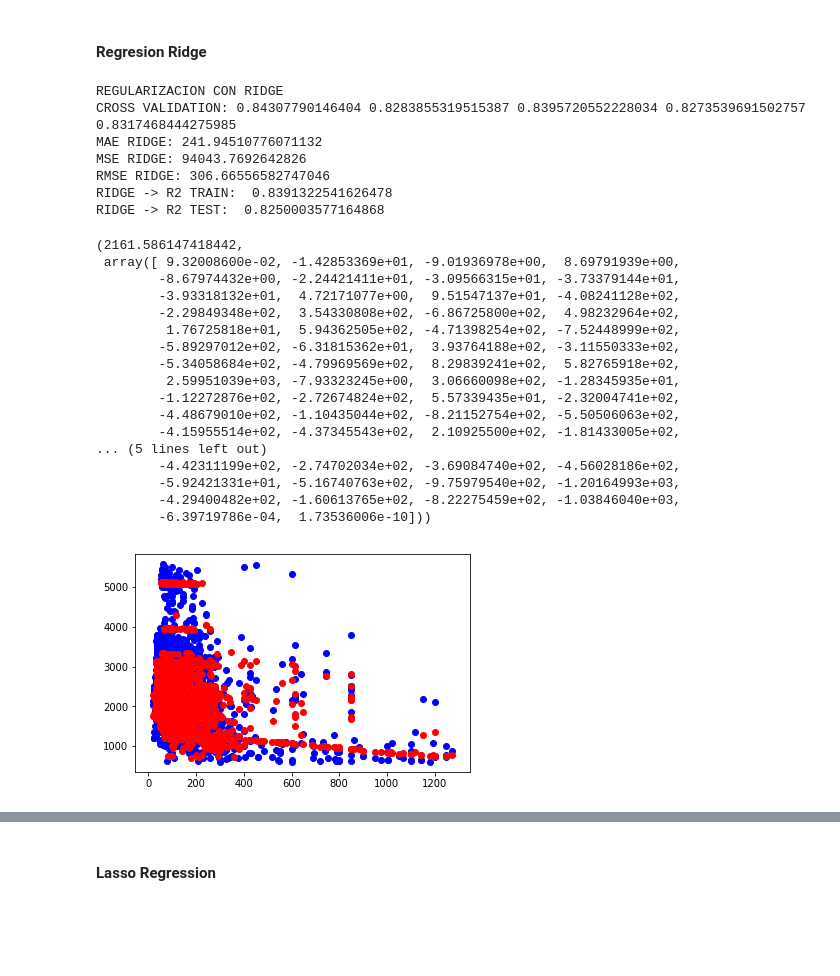
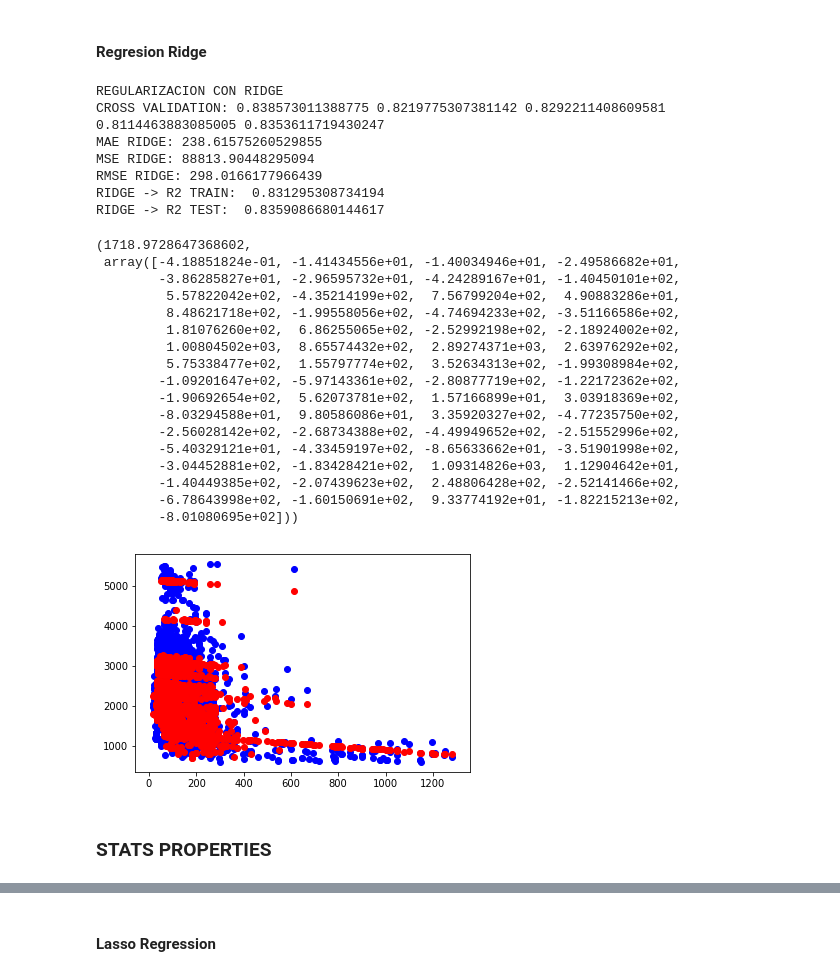
Before and after one commit to dh-Grupo6/modelo-properatti, a Jupyter notebook: Desafio_Modelo_Properatti.ipynb, the cells around one changed output, grey strips where cells are left out. Saved outputs shown, nothing was run; the diff lists cells and outputs as text; code cells hidden in the pictures; blank space fills up the shorter version.

```diff
--- a/Desafio_Modelo_Properatti.ipynb
+++ b/Desafio_Modelo_Properatti.ipynb
@@ -41,0 +23,3 @@ selector = selector.fit(xs, y)
+# %%
+modeloMatriz_2 = utl.eliminar_features_lasso(modeloMatriz)
+modeloMatriz_2.shape
@@ -142,31 +121,33 @@ print(model.summary())
 # %% [markdown]
 #### Regresion Ridge
 # %%
-modelo_ridge = utl.modelo_ridge_cross_validation(modeloMatriz)
+modelo_ridge = utl.modelo_ridge_cross_validation(modeloMatriz_2)
 (modelo_ridge.intercept_,modelo_ridge.coef_)
 # %% [output]
 REGULARIZACION CON RIDGE
-CROSS VALIDATION: 0.84307790146404 0.8283855319515387 0.8395720552228034 0.8273539691502757 0.8317468444275985
-MAE RIDGE: 241.94510776071132
-MSE RIDGE: 94043.7692642826
-RMSE RIDGE: 306.66556582747046
-RIDGE -> R2 TRAIN:  0.8391322541626478
-RIDGE -> R2 TEST:  0.8250003577164868
+CROSS VALIDATION: 0.838573011388775 0.8219775307381142 0.8292211408609581 0.8114463883085005 0.8353611719430247
+MAE RIDGE: 238.61575260529855
+MSE RIDGE: 88813.90448295094
+RMSE RIDGE: 298.0166177966439
+RIDGE -> R2 TRAIN:  0.831295308734194
+RIDGE -> R2 TEST:  0.8359086680144617
-(2161.586147418442,
- array([ 9.32008600e-02, -1.42853369e+01, -9.01936978e+00,  8.69791939e+00,
-        -8.67974432e+00, -2.24421411e+01, -3.09566315e+01, -3.73379144e+01,
-        -3.93318132e+01,  4.72171077e+00,  9.51547137e+01, -4.08241128e+02,
-        -2.29849348e+02,  3.54330808e+02, -6.86725800e+02,  4.98232964e+02,
-         1.76725818e+01,  5.94362505e+02, -4.71398254e+02, -7.52448999e+02,
-        -5.89297012e+02, -6.31815362e+01,  3.93764188e+02, -3.11550333e+02,
-        -5.34058684e+02, -4.79969569e+02,  8.29839241e+02,  5.82765918e+02,
-         2.59951039e+03, -7.93323245e+00,  3.06660098e+02, -1.28345935e+01,
-        -1.12272876e+02, -2.72674824e+02,  5.57339435e+01, -2.32004741e+02,
-        -4.48679010e+02, -1.10435044e+02, -8.21152754e+02, -5.50506063e+02,
-        -4.15955514e+02, -4.37345543e+02,  2.10925500e+02, -1.81433005e+02,
-... (5 lines left out)
-        -4.42311199e+02, -2.74702034e+02, -3.69084740e+02, -4.56028186e+02,
-        -5.92421331e+01, -5.16740763e+02, -9.75979540e+02, -1.20164993e+03,
-        -4.29400482e+02, -1.60613765e+02, -8.22275459e+02, -1.03846040e+03,
-        -6.39719786e-04,  1.73536006e-10]))
+(1718.9728647368602,
+ array([-4.18851824e-01, -1.41434556e+01, -1.40034946e+01, -2.49586682e+01,
+        -3.86285827e+01, -2.96595732e+01, -4.24289167e+01, -1.40450101e+02,
+         5.57822042e+02, -4.35214199e+02,  7.56799204e+02,  4.90883286e+01,
+         8.48621718e+02, -1.99558056e+02, -4.74694233e+02, -3.51166586e+02,
+         1.81076260e+02,  6.86255065e+02, -2.52992198e+02, -2.18924002e+02,
+         1.00804502e+03,  8.65574432e+02,  2.89274371e+03,  2.63976292e+02,
+         5.75338477e+02,  1.55797774e+02,  3.52634313e+02, -1.99308984e+02,
+        -1.09201647e+02, -5.97143361e+02, -2.80877719e+02, -1.22172362e+02,
+        -1.90692654e+02,  5.62073781e+02,  1.57166899e+01,  3.03918369e+02,
+        -8.03294588e+01,  9.80586086e+01,  3.35920327e+02, -4.77235750e+02,
+        -2.56028142e+02, -2.68734388e+02, -4.49949652e+02, -2.51552996e+02,
+        -5.40329121e+01, -4.33459197e+02, -8.65633662e+01, -3.51901998e+02,
+        -3.04452881e+02, -1.83428421e+02,  1.09314826e+03,  1.12904642e+01,
+        -1.40449385e+02, -2.07439623e+02,  2.48806428e+02, -2.52141466e+02,
+        -6.78643998e+02, -1.60150691e+02,  9.33774192e+01, -1.82215213e+02,
+        -8.01080695e+02]))
-[figure, old version]
+[figure, new version]
+# %% [markdown]
+### STATS PROPERTIES
```
Also changed, not shown: parts of 26 cells of this notebook, 25 other files.
